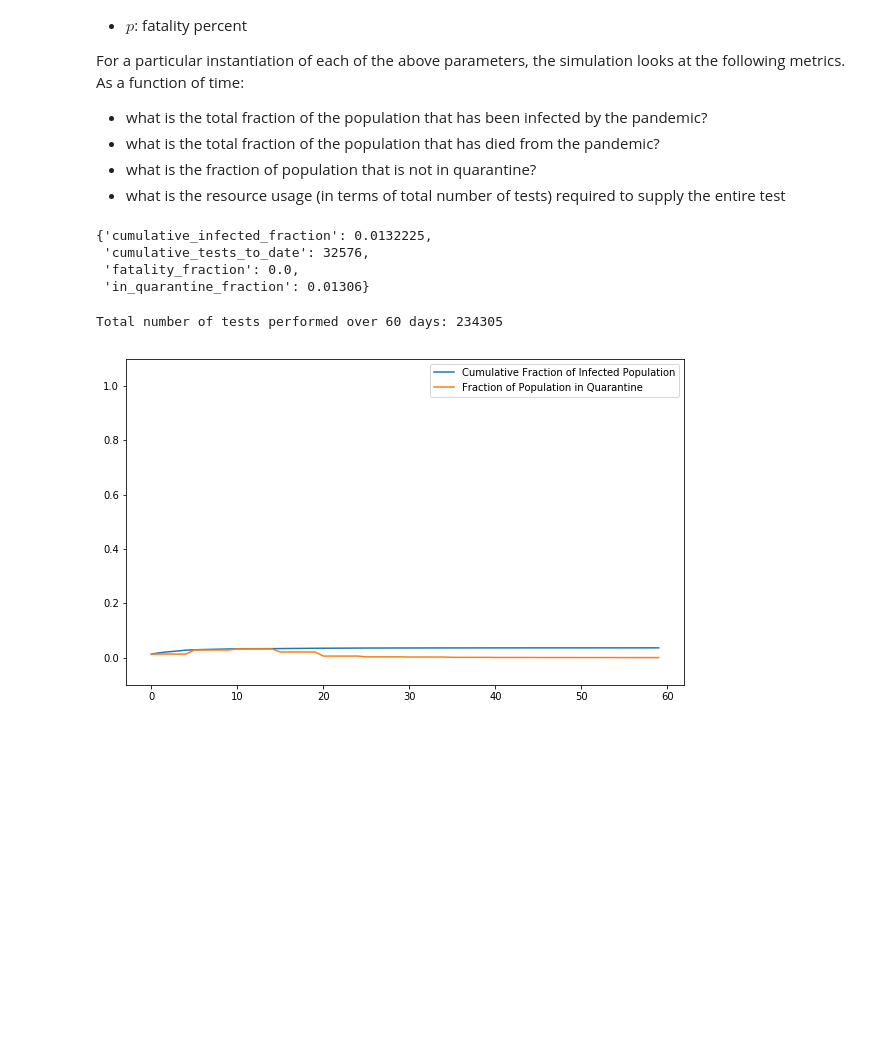
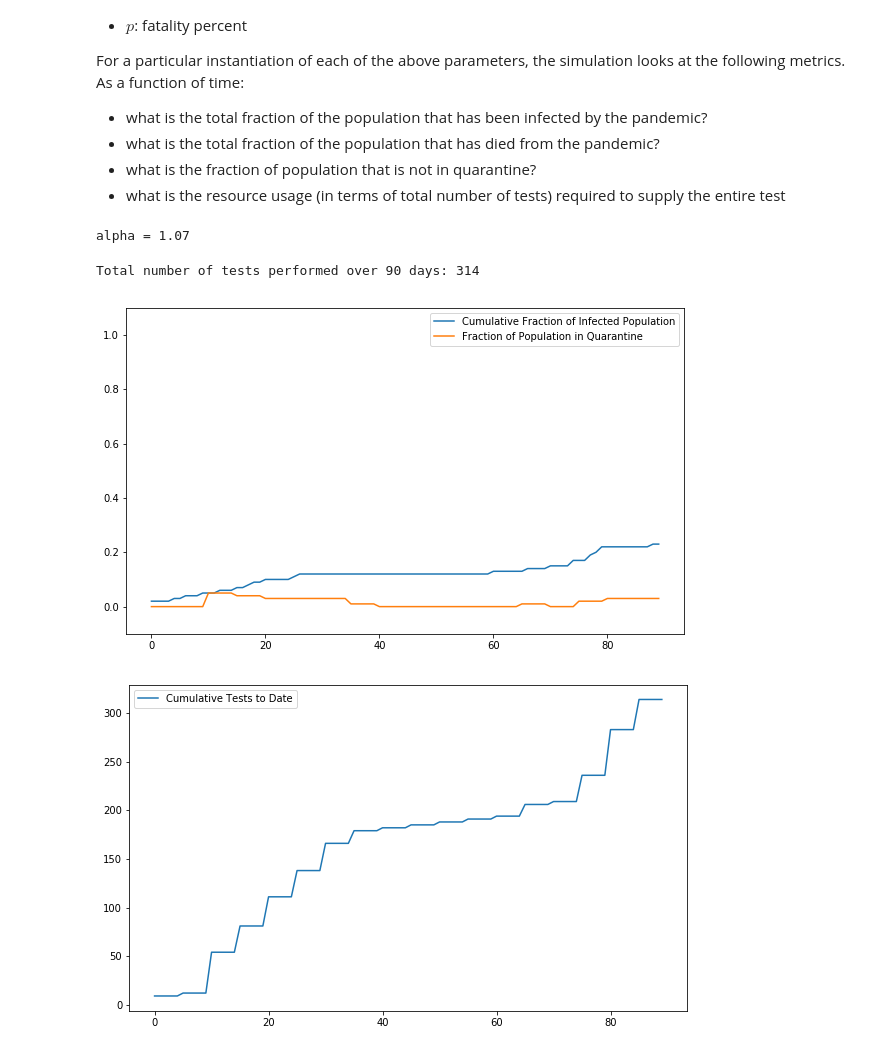
Before and after one commit to peter-i-frazier/group-testing, a Jupyter notebook: RecurrentGroupTesting.ipynb, the cells around one changed output. Drawn from its saved outputs; the diff is of its cells as text; code cells hidden in the pictures; blank space fills up the shorter version.

```diff
--- a/RecurrentGroupTesting.ipynb
+++ b/RecurrentGroupTesting.ipynb
@@ -59,7 +59,8 @@ def initiate_simulation():
                             disease_length,
                             non_quarantine_alpha,
                             daily_secondary_attack_rate,
-                            fatality_pct)
+                            fatality_pct,
+                            daily_outside_infection_pct)
 
 
     simulation = Simulation(population, group_test, test_day_frequency)
@@ -91,11 +92,13 @@ def run(simulation, number_of_days):
 
 # Population parameters
 
-n_households = int(1e05)
+n_households = 100
 
-household_size = 4
+household_size = 1
 
-initial_prevalence = 0.005
+daily_outside_infection_pct = 0.001
+
+initial_prevalence = 0.03
 
 disease_length = 14
 
@@ -103,7 +106,7 @@ R0 = 2.5
 
 non_quarantine_alpha = R0 ** (1 / disease_length)
 
-#print("alpha = {:.2f}".format(non_quarantine_alpha))
+print("alpha = {:.2f}".format(non_quarantine_alpha))
 
 daily_secondary_attack_rate = 0.5
 
@@ -111,8 +114,8 @@ fatality_pct = 0.02
 
 # Group test parameters
 
-large_group_size = 100
-small_group_size = 10
+large_group_size = 25
+small_group_size = 5
 
 group_test_participation_rate = 0.7
 
@@ -121,17 +124,13 @@ outer_false_negative_rate = 0.3
 inner_false_negative_rate = 0.1
 
 test_day_frequency = 5
+# %% [output]
+alpha = 1.07
-# %%
-simulation.recorded_data[0]
-# %% [output]
-{'cumulative_infected_fraction': 0.0132225,
- 'cumulative_tests_to_date': 32576,
- 'fatality_fraction': 0.0,
- 'in_quarantine_fraction': 0.01306}
 # %%
 simulation = initiate_simulation()
-run(simulation, number_of_days=60)
+run(simulation, number_of_days=90)
 summarize(simulation)
 # %% [output]
-Total number of tests performed over 60 days: 234305
+Total number of tests performed over 90 days: 314
-[figure, old version]
+[figure, new version]
+[figure, added]
```
Also changed, not shown: parts of 3 cells of this notebook, 1 other file.
